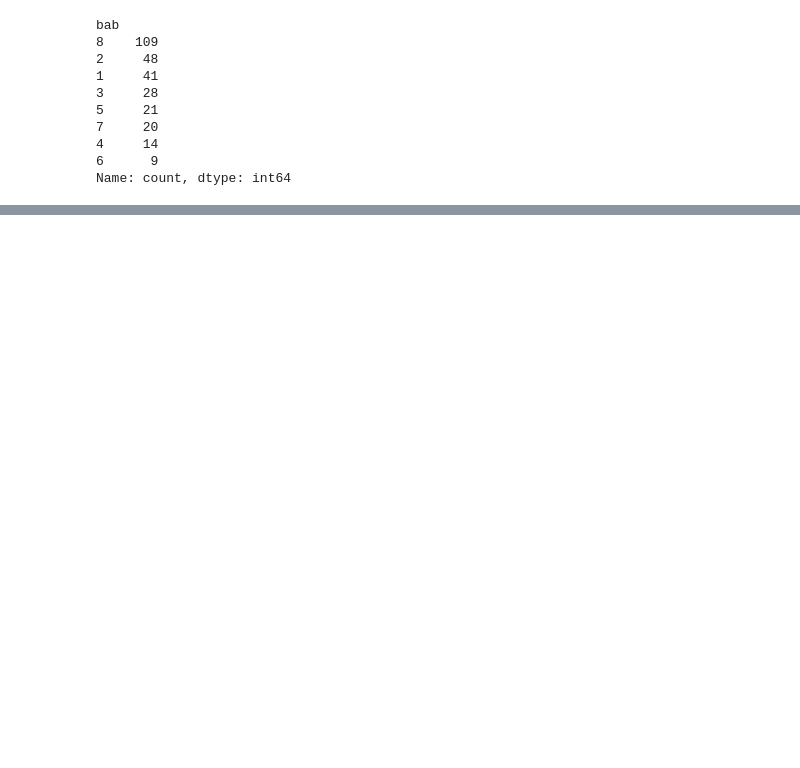
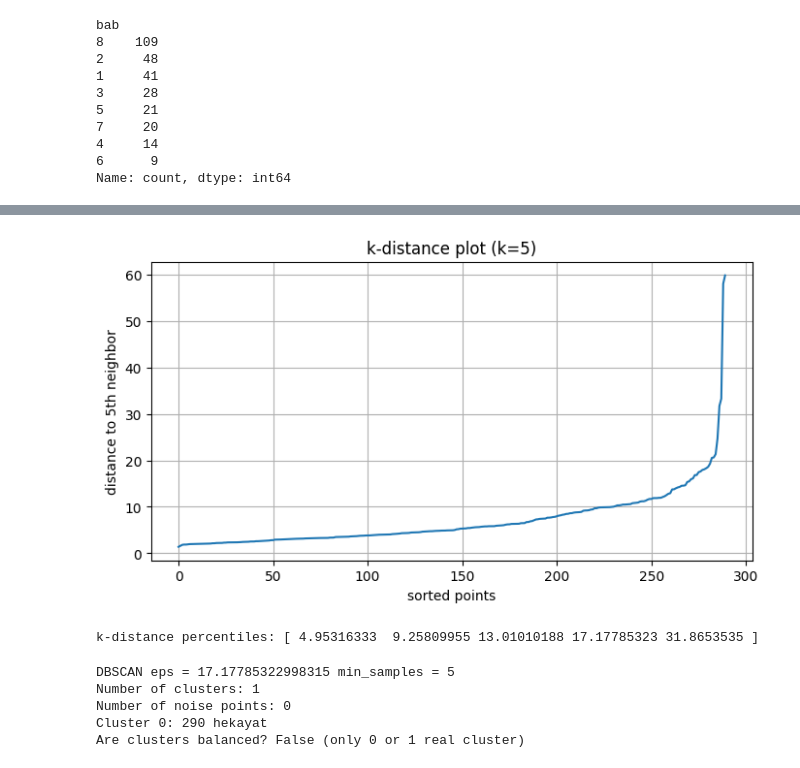
Before and after one commit to elaheyaghoubi/golestan-text-clustering, a Jupyter notebook: main.ipynb, the cells around one changed output, grey strips where cells are left out. Drawn from its saved outputs; the diff is of its cells as text; code cells hidden in the pictures; blank space fills up the shorter version.

```diff
--- a/main.ipynb
+++ b/main.ipynb
@@ -127,13 +153,14 @@ df[["hekayt", "clean_hekayt"]].head()
 # %%
-tfidf_vectorizer = TfidfVectorizer(
-    max_features=5000,
+
+bow_vectorizer = CountVectorizer(
+    max_features=8000,
     ngram_range=(1, 1),
-    use_idf=True,
-    smooth_idf=True,
-    sublinear_tf=True
+    binary=False
 )
 
-x_tfidf = tfidf_vectorizer.fit_transform(df["clean_hekayt"])
+x_bow = bow_vectorizer.fit_transform(df["clean_hekayt"])
 
 svd = TruncatedSVD(n_components=100, random_state=42)
-x_tfidf = svd.fit_transform(x_tfidf)
+x_bow_reduced = svd.fit_transform(x_bow)
+normalizer_vec = vec_normalizer()
+X_final = normalizer_vec.fit_transform(x_bow_reduced)
@@ -320,0 +323,50 @@ NameError: name 'plot_clusters_tsne' is not defined
+# %%
+min_samples = 5
+
+nn = NearestNeighbors(n_neighbors=min_samples).fit(x_bow_reduced)
+distances, _ = nn.kneighbors(x_bow_reduced)
+
+kdist = np.sort(distances[:, -1])
+plt.figure(figsize=(8,4))
+plt.plot(kdist)
+plt.title(f"k-distance plot (k={min_samples})")
+plt.xlabel("sorted points")
+plt.ylabel(f"distance to {min_samples}th neighbor")
+plt.grid(True)
+plt.show()
+
+print("k-distance percentiles:", np.percentile(kdist, [50, 75, 90, 95, 99]))
+# %% [output]
+[figure, added]
+k-distance percentiles: [ 4.95316333  9.25809955 13.01010188 17.17785323 31.8653535 ]
+# %%
+
+eps = float(np.percentile(kdist, 95))
+db = DBSCAN(eps=eps, min_samples=min_samples, metric="euclidean")
+
+labels = db.fit_predict(X_final)
+
+n_clusters = len(set(labels)) - (1 if -1 in labels else 0)
+n_noise = int(np.sum(labels == -1))
+
+print("\nDBSCAN eps =", eps, "min_samples =", min_samples)
+print("Number of clusters:", n_clusters)
+print("Number of noise points:", n_noise)
+
+unique, counts = np.unique(labels, return_counts=True)
+for u, c in zip(unique, counts):
+    name = "Noise" if u == -1 else f"Cluster {int(u)}"
+    print(f"{name}: {int(c)} hekayat")
+
+cluster_counts = [int(c) for u, c in zip(unique, counts) if u != -1]
+if len(cluster_counts) >= 2:
+    threshold = 0.15 * np.mean(cluster_counts)
+    print("Are clusters balanced?", np.std(cluster_counts) < threshold)
+else:
+    print("Are clusters balanced? False (only 0 or 1 real cluster)")
+# %% [output]
+DBSCAN eps = 17.17785322998315 min_samples = 5
+Number of clusters: 1
+Number of noise points: 0
+Cluster 0: 290 hekayat
+Are clusters balanced? False (only 0 or 1 real cluster)
```
Also changed, not shown: parts of 27 cells of this notebook.
